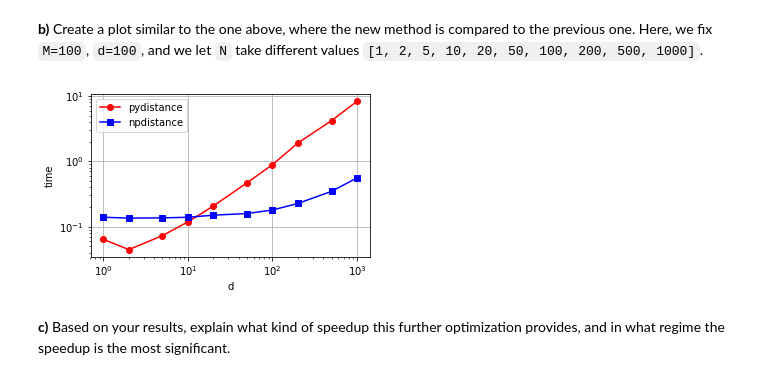
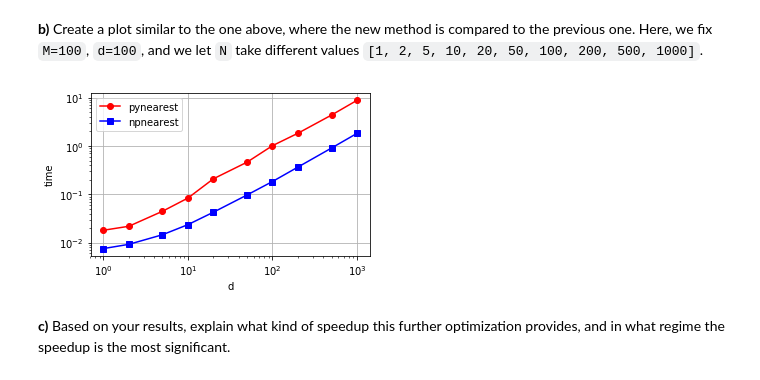
Before and after one commit to paguos/python-4-ml, a Jupyter notebook: homework02/sheet2.ipynb, the cells around one changed output. Saved outputs shown, nothing was run; the diff lists cells and outputs as text; code cells hidden in the pictures.

```diff
--- a/homework02/sheet2.ipynb
+++ b/homework02/sheet2.ipynb
@@ -109,8 +109,8 @@ import numpy as np
 def npdistance(x1,x2):
     # >>>>> YOUR CODE HERE
     X = np.array(x1)
-    y = np.array(x2)
-    distances = np.power( x1 - x2, 2)
+    Y = np.array(x2)
+    distances = np.power( X - Y, 2)
     return np.sum(distances)
     # <<<<< END YOUR CODE
 # %%
@@ -176,34 +176,34 @@ assert pybatch(U, X, Y, nearest=pynearest) == pybatch(U, X, Y, nearest=npnearest
 # %%
 # >>>>> YOUR CODE HERE
 # Values for the number of dimensions d to test
 dlist = [1, 2, 5, 10, 20, 50, 100, 200, 500, 1000]
 
 # Measure the computation time for each choice of number of dimensions d
 py_tlist = []
 for d in dlist:
-    U, X, Y = data.toy(100, 100, d)
+    U, X, Y = data.toy(100, d, 100)
     start = time.clock()
     pybatch(U, X, Y, nearest=pynearest)
     end = time.clock()
     py_tlist += [end - start]
 
 np_tlist = []
 for d in dlist:
-    U, X, Y = data.toy(100, 100, d)
+    U, X, Y = data.toy(100, d, 100)
     start = time.clock()
     pybatch(U, X, Y, nearest=npnearest)
     end = time.clock()
     np_tlist += [end - start]
 
 # Plot the results in a graph
 plt.figure(figsize=(5, 3))
 plt.plot(dlist, py_tlist, '-o', color='red', label='pynearest')
 plt.plot(dlist, np_tlist, '-s', color='blue', label='npnearest')
 plt.legend()
 plt.xscale('log'); plt.yscale('log'); plt.xlabel('d'); plt.ylabel('time'); plt.grid(True)
 # <<<<< END YOUR CODE
 # %% [output]
-[figure, old version]
+[figure, new version]
 # %% [markdown]
 **c)** Based on your results, explain what kind of speedup this further optimization provides, and in what regime the speedup is the most significant.
 # %%
```
Also changed, not shown: parts of 4 cells of this notebook.
